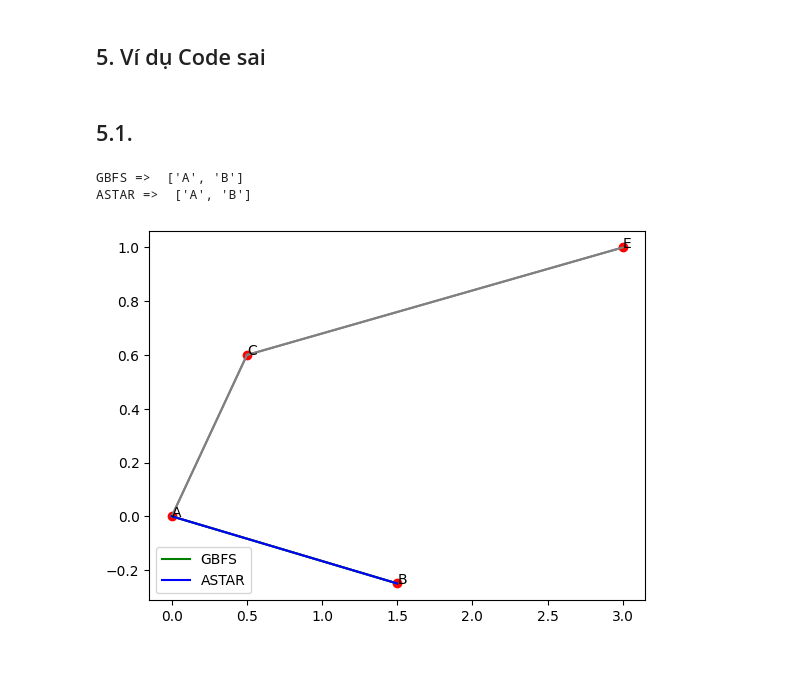
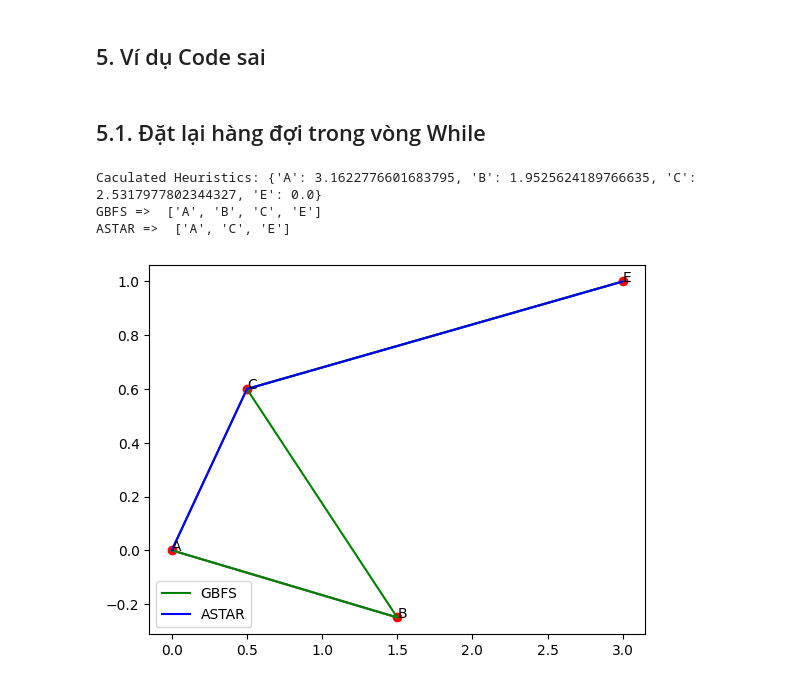
Before and after one commit to thangquang09/HCMUS, a Jupyter notebook: Intro_AI/BTTH_TUAN3/filecode.ipynb, the cells around one changed output. Saved outputs shown, nothing was run; the diff lists cells and outputs as text; code cells hidden in the pictures.

```diff
--- a/Intro_AI/BTTH_TUAN3/filecode.ipynb
+++ b/Intro_AI/BTTH_TUAN3/filecode.ipynb
@@ -192,7 +192,7 @@ ASTAR =>  ['Arad', 'Sibiu', 'Rimnicu_Vilcea', 'Pitesti', 'Bucharest', 'Urziceni'
 # %% [markdown]
 ## 5. Ví dụ Code sai
 # %% [markdown]
-## 5.1.
+## 5.1. Đặt lại hàng đợi trong vòng While
 # %%
 from math import sqrt
 
@@ -202,37 +202,38 @@ def test_case(start, end, graph, heuristics, city):
     print("GBFS => ", gbfs)
     print("ASTAR => ", astar)
 
     drawMap(city, gbfs, astar, graph)
 
 def calculate_heuristics(city, endPoint):
     # hàm xây dựng nên Heuristic bằng cách tính thủ công khoảng cách L2 (đường chim bay)
     heuristics = {}
     endPointLocation = city.get(endPoint)
     for point in city.keys():
         location = city[point]
         distance = sqrt((location[0] - endPointLocation[0])**2 + (location[1] - endPointLocation[1])**2)
         heuristics[point] = distance
     return heuristics
 
 graph_test = {
-    'A': [['B', 1], ['C', 2]],
+    'A': [['B', 2], ['C', 1]],
     'B': [['A', 1]],
     'C': [['A', 1], ['E', 1]],
-    'E': [['C', 1]]
+    'E': [['C', 1]] # E là điểm đích
 }
 
 heuristics_test = calculate_heuristics(city_test, 'E')
 
 city_test = {
     'A': [0, 0],
     'B': [1.5, -0.25],
     'C': [0.5, 0.6],
-    'E': [3, 1]
+    'E': [3, 1] # E là điểm đích
 }
-
+print("Caculated Heuristics:", heuristics_test)
 
 test_case('A', 'E', graph_test, heuristics_test, city_test)
 # %% [output]
-GBFS =>  ['A', 'B']
-ASTAR =>  ['A', 'B']
+Caculated Heuristics: {'A': 3.1622776601683795, 'B': 1.9525624189766635, 'C': 2.5317977802344327, 'E': 0.0}
+GBFS =>  ['A', 'B', 'C', 'E']
+ASTAR =>  ['A', 'C', 'E']
-[figure, old version]
+[figure, new version]
```
Also changed, not shown: parts of 6 cells of this notebook.
